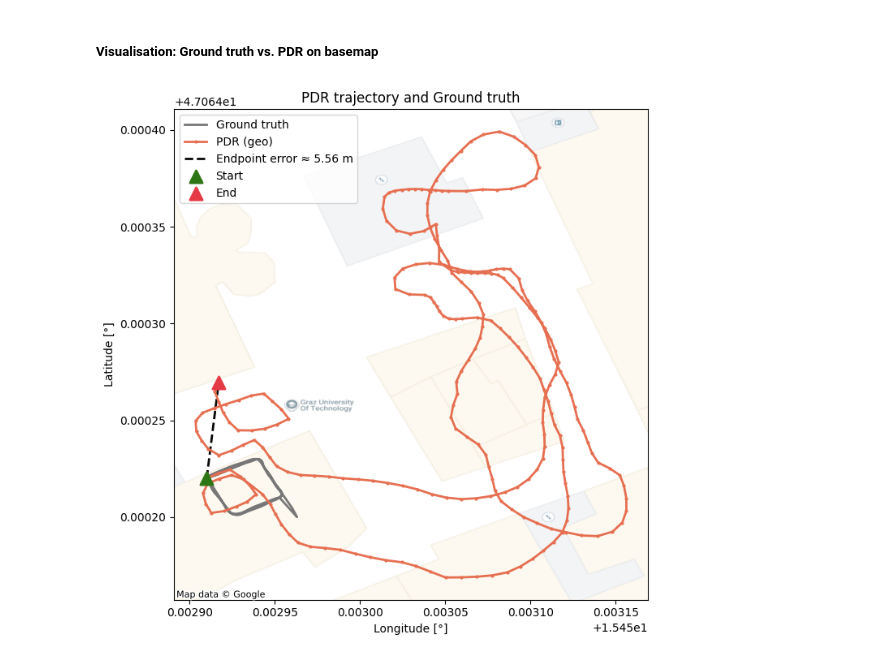
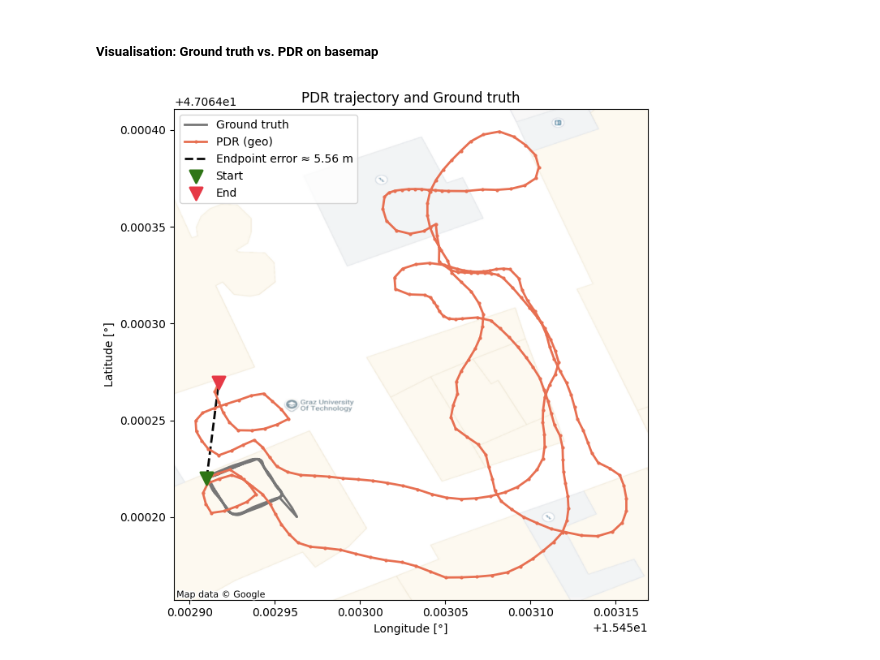
Before and after one commit to bernadettesophia/Navi_Lab02_WS25, a Jupyter notebook: lab02_ws2025_26_GROUPB_KAKUSKA_OETTL.ipynb, the cells around one changed output. Saved outputs shown, nothing was run; the diff lists cells and outputs as text; code cells hidden in the pictures.

```diff
--- a/lab02_ws2025_26_GROUPB_KAKUSKA_OETTL.ipynb
+++ b/lab02_ws2025_26_GROUPB_KAKUSKA_OETTL.ipynb
@@ -588,10 +585,10 @@ ax.plot([lon_deg[0], lon_deg[-1]], [lat_deg[0], lat_deg[-1]],
 
 # Start and end markers
 ax.scatter(lon_deg[0], lat_deg[0], color="#2e7516",
-           marker="^", s=120,
+           marker="v", s=120,
            label="Start", linewidth=2, zorder=10)
 ax.scatter(lon_deg[-1], lat_deg[-1], color="#e63946",
-           marker="^", s=120,
+           marker="v", s=120,
            label="End", linewidth=2, zorder=10)
 
 ax.set_xlabel("Longitude [°]")
@@ -604,31 +601,31 @@ xmax = max(grtr_data["longitude"].max(), lon_deg.max())
 ymin = min(grtr_data["latitude"].min(),  lat_deg.min())
 ymax = max(grtr_data["latitude"].max(),  lat_deg.max())
 
 pad_x = (xmax - xmin) * 0.05
 pad_y = (ymax - ymin) * 0.05
 
 ax.set_xlim(xmin - pad_x, xmax + pad_x)
 ax.set_ylim(ymin - pad_y, ymax + pad_y)
 
 # Google Maps tile provider
 google_map_standard = TileProvider(
     name="Google Map",
     url="https://mt1.google.com/vt/lyrs=m&x={x}&y={y}&z={z}",
     max_zoom=22,
     attribution="Map data © Google"
 )
 
 # Add Basemap
 cx.add_basemap(
     ax,
     source=google_map_standard,
     crs="EPSG:4326",
     alpha=0.9
 )
 
 ax.legend()
 ax.grid(False)
 plt.tight_layout()
 plt.show()
 # %% [output]
-[figure, old version]
+[figure, new version]
```
Also changed, not shown: parts of 2 cells of this notebook, 4 other files.
